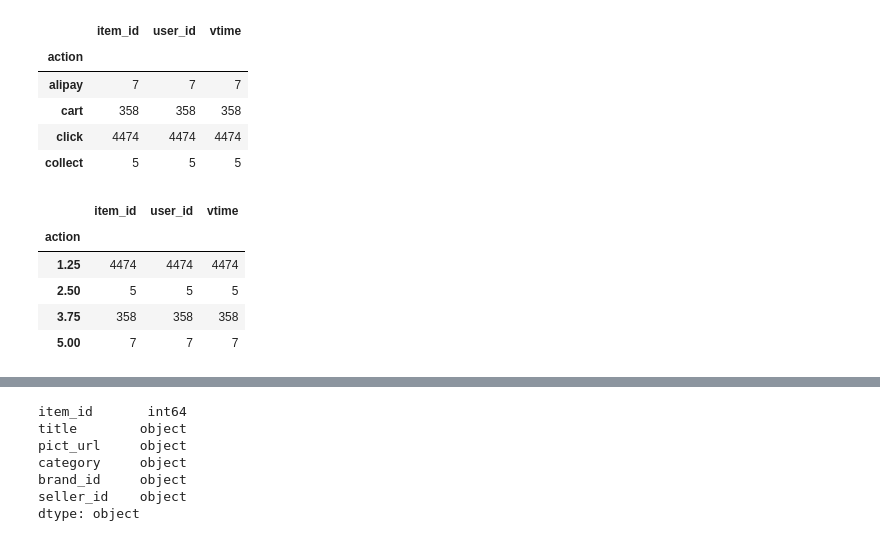
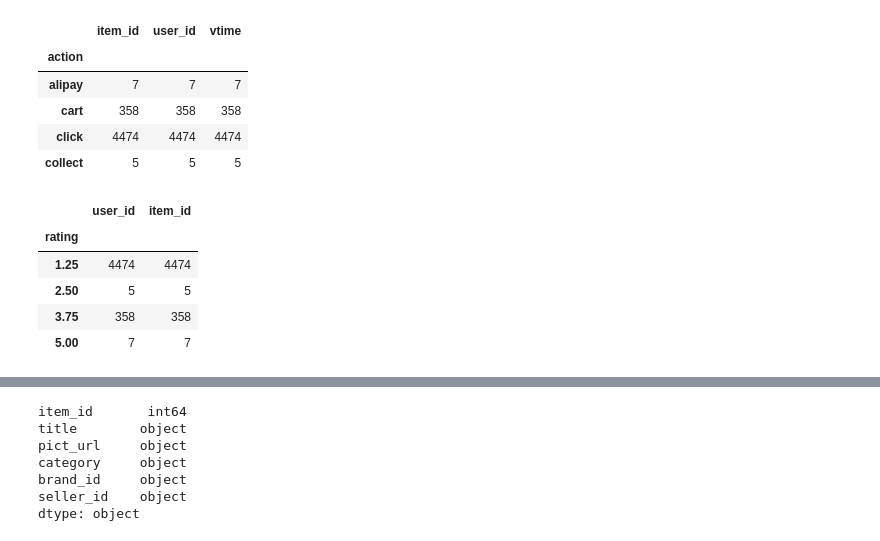
Before and after one commit to zzaebok/KGCN-pytorch, a Jupyter notebook: data/product/preprocessing.ipynb, the cells around one changed output, grey strips where cells are left out. Drawn from its saved outputs; the diff is of its cells as text; code cells hidden in the pictures.

```diff
--- a/data/product/preprocessing.ipynb
+++ b/data/product/preprocessing.ipynb
@@ -27,16 +27,17 @@ log.groupby('action').count()
 # %%
 # Convert four behaviors into explicit ratings
 log.action = log.action.replace(
     ['click', 'collect', 'cart', 'alipay'],
     [1.25, 2.5, 3.75, 5])
-log.groupby('action').count()
+log = log[['user_id', 'item_id', 'action']].rename({'action': 'rating'}, axis=1)
+log.groupby('rating').count()
 # %% [output]
-|  | item_id | user_id | vtime |
-| action |  |  |  |
-| 1.25 | 4474 | 4474 | 4474 |
-| 2.50 | 5 | 5 | 5 |
-| 3.75 | 358 | 358 | 358 |
-| 5.00 | 7 | 7 | 7 |
+|  | user_id | item_id |
+| rating |  |  |
+| 1.25 | 4474 | 4474 |
+| 2.50 | 5 | 5 |
+| 3.75 | 358 | 358 |
+| 5.00 | 7 | 7 |
 # %%
 # Save to ratings.csv
 log.to_csv('ratings.csv', index=False, sep='\t')
```
Also changed, not shown: parts of 5 cells of this notebook, 11 other files.
